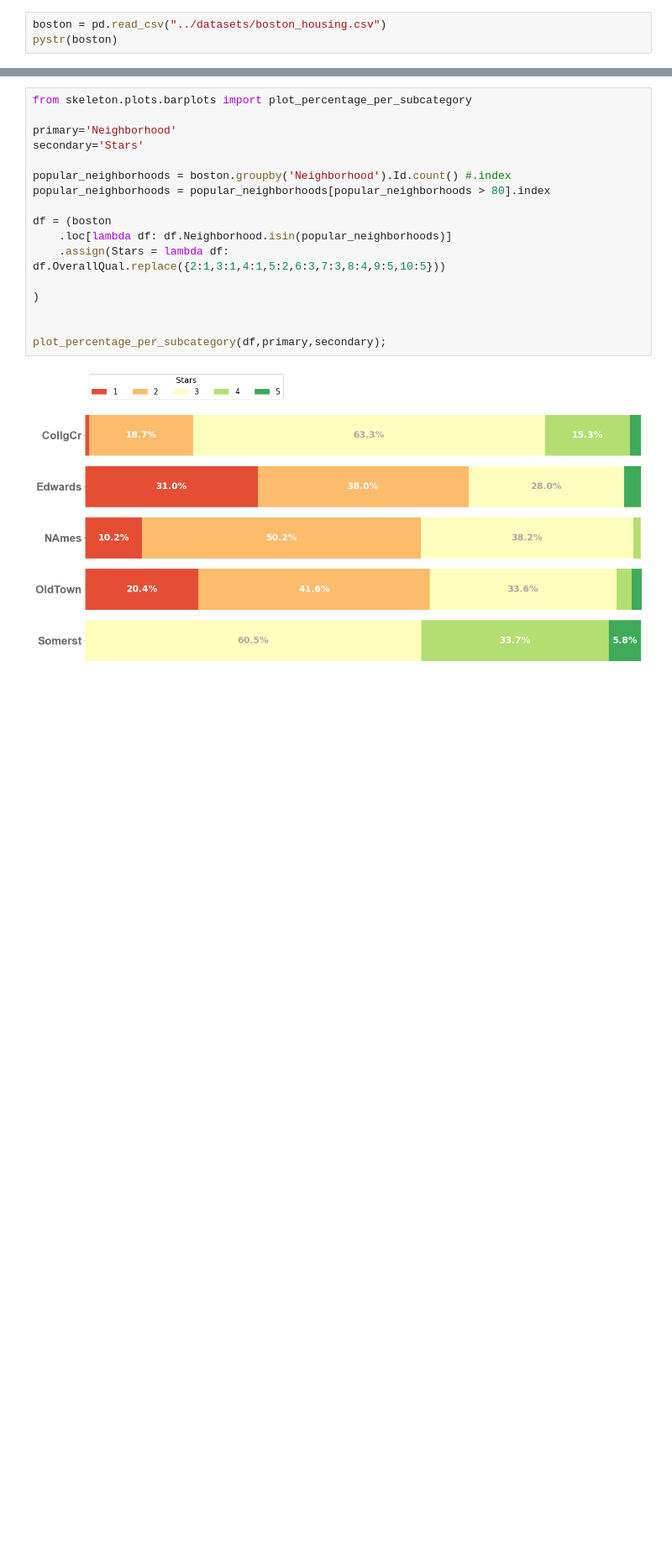
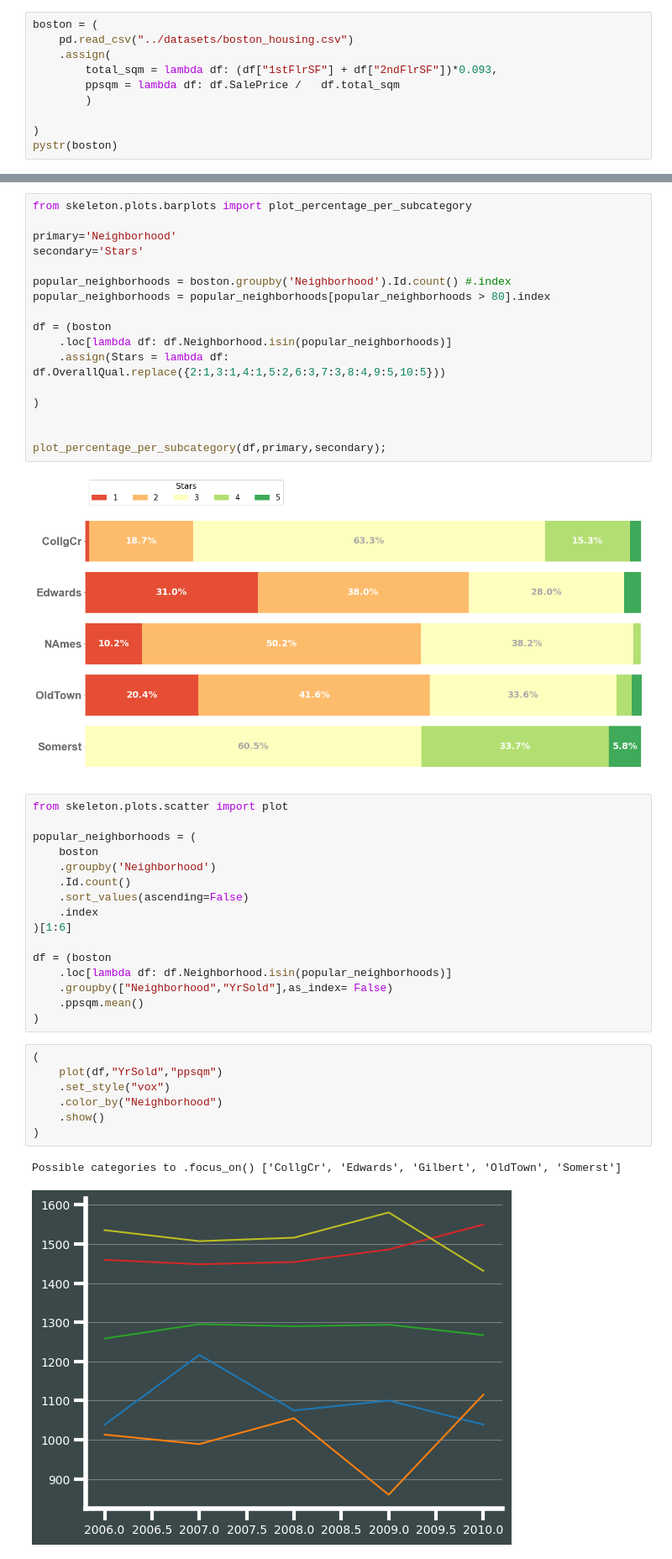
Before and after one commit to ismaelcv/skeleton, a Jupyter notebook: notebooks/plot_execution.ipynb, the cells around one changed output, grey strips where cells are left out. Shown at 84% size. Cells and saved outputs as stored; diff of their text form; blank space fills up the shorter version.

```diff
--- a/notebooks/plot_execution.ipynb
+++ b/notebooks/plot_execution.ipynb
@@ -11,6 +11,13 @@ from skeleton.utils import pystr
 # %% [markdown]
 #### Load datasets
 # %%
-boston = pd.read_csv("../datasets/boston_housing.csv")
+boston = (
+    pd.read_csv("../datasets/boston_housing.csv")
+    .assign(
+        total_sqm = lambda df: (df["1stFlrSF"] + df["2ndFlrSF"])*0.093,
+        ppsqm = lambda df: df.SalePrice /   df.total_sqm
+        )
+
+)
 pystr(boston)
 # %% [output]
@@ -52,3 +59,29 @@ df = (boston
 plot_percentage_per_subcategory(df,primary,secondary);
 # %% [output]
 [figure]
+# %%
+from skeleton.plots.scatter import plot
+
+popular_neighborhoods = (
+    boston
+    .groupby('Neighborhood')
+    .Id.count()
+    .sort_values(ascending=False)
+    .index
+)[1:6]
+
+df = (boston
+    .loc[lambda df: df.Neighborhood.isin(popular_neighborhoods)]
+    .groupby(["Neighborhood","YrSold"],as_index= False)
+    .ppsqm.mean()
+)
+# %%
+(
+    plot(df,"YrSold","ppsqm")
+    .set_style("vox")
+    .color_by("Neighborhood")
+    .show()
+)
+# %% [output]
+Possible categories to .focus_on() ['CollgCr', 'Edwards', 'Gilbert', 'OldTown', 'Somerst']
+[figure, added]
```
Also changed, not shown: parts of 5 cells of this notebook, 3 other files.
